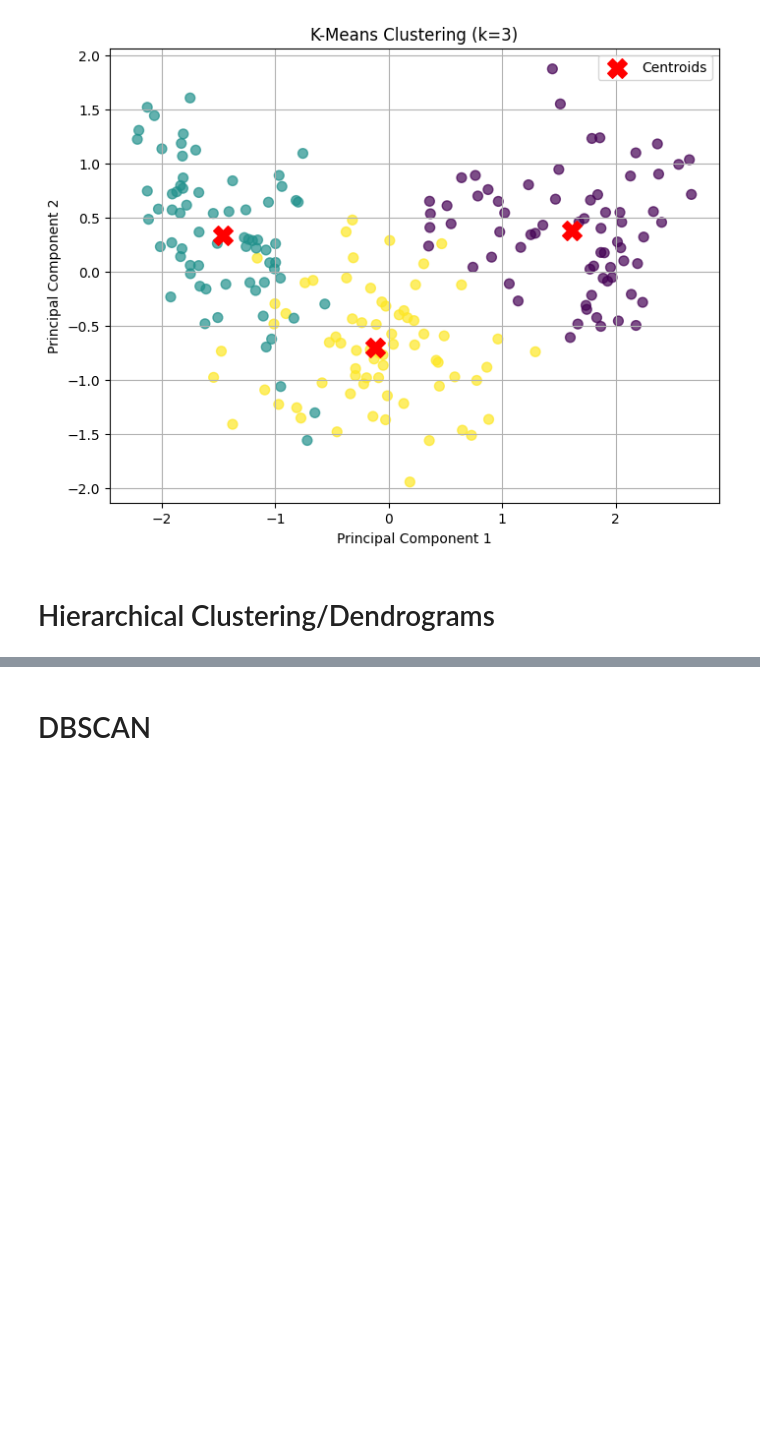
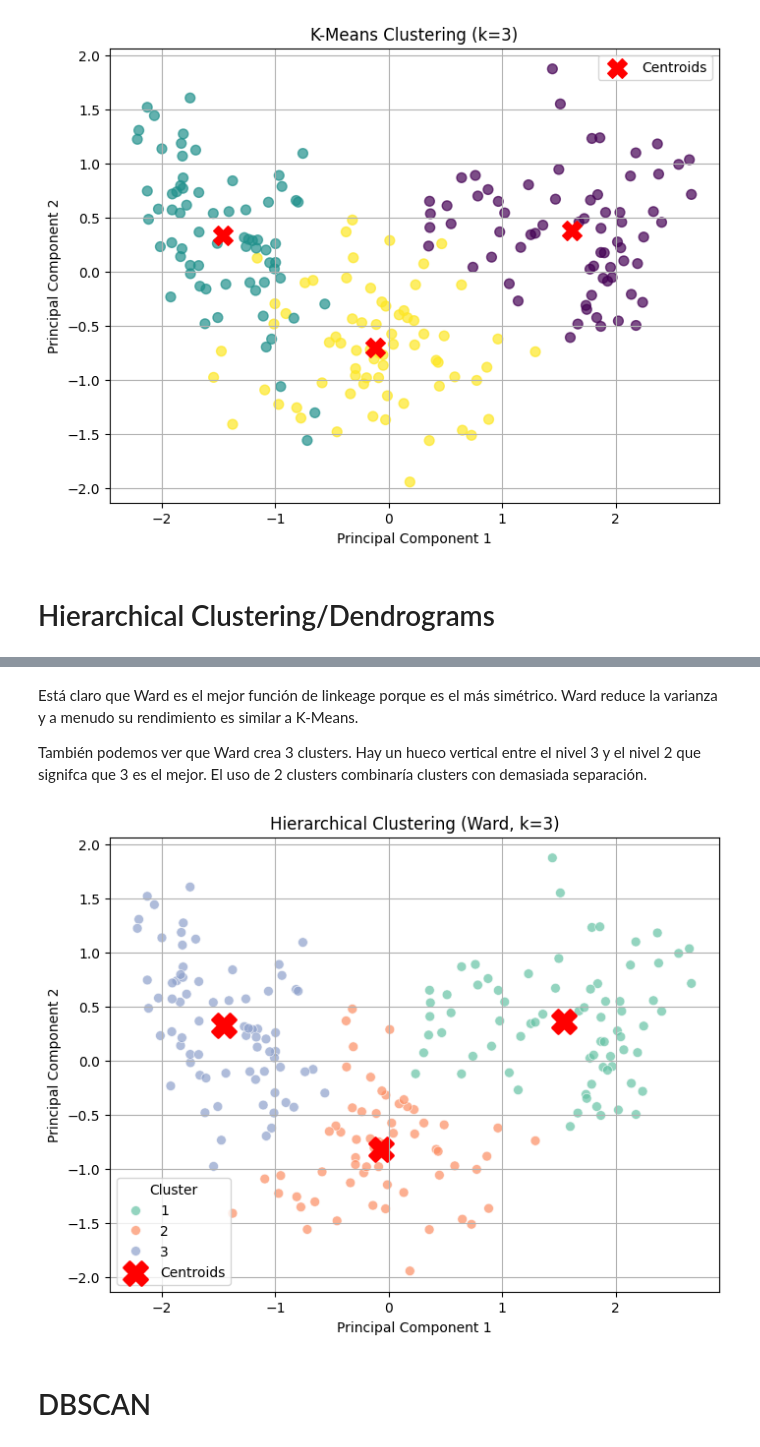
Before and after one commit to iborgstedt2848/ML_G84_G2_P2, a Jupyter notebook: segunda_práctica.ipynb, the cells around one changed output, grey strips where cells are left out. Drawn from its saved outputs; the diff is of its cells as text; code cells hidden in the pictures; blank space fills up the shorter version.

```diff
--- a/segunda_práctica.ipynb
+++ b/segunda_práctica.ipynb
@@ -198,3 +214,34 @@ plt.show()
+# %% [markdown]
+Está claro que Ward es el mejor función de linkeage porque es el más simétrico. Ward reduce la varianza y a menudo su rendimiento es similar a K-Means.
+
+También podemos ver que Ward crea 3 clusters. Hay un hueco vertical entre el nivel 3 y el nivel 2 que signifca que 3 es el mejor. El uso de 2 clusters combinaría clusters con demasiada separación.
+# %%
+from scipy.cluster.hierarchy import linkage, fcluster
+import matplotlib.pyplot as plt
+import seaborn as sns
+import numpy as np
+
+# realizar clustering
+Z = linkage(pca_df[['PC1', 'PC2']], method='ward')
+clusters = fcluster(Z, t=3, criterion='maxclust')
+
+# calcular centroids
+centroids = np.array([pca_df[clusters == i][['PC1', 'PC2']].mean(axis=0) for i in range(1, 4)])
+
+plt.figure(figsize=(8, 6))
+
+sns.scatterplot(x='PC1', y='PC2', hue=clusters, palette='Set2', data=pca_df, s=50, alpha=0.7)
+
+plt.scatter(centroids[:, 0], centroids[:, 1], c='red', s=300, marker='X', label='Centroids', linewidth=2)
+
+plt.title('Hierarchical Clustering (Ward, k=3)')
+plt.xlabel('Principal Component 1')
+plt.ylabel('Principal Component 2')
+plt.legend(title='Cluster')
+plt.grid(True)
+plt.show()
+# %% [output]
+[figure, added]
 # %% [markdown]
 # DBSCAN
 # %% [markdown]
```
Also changed, not shown: parts of 8 cells of this notebook.
